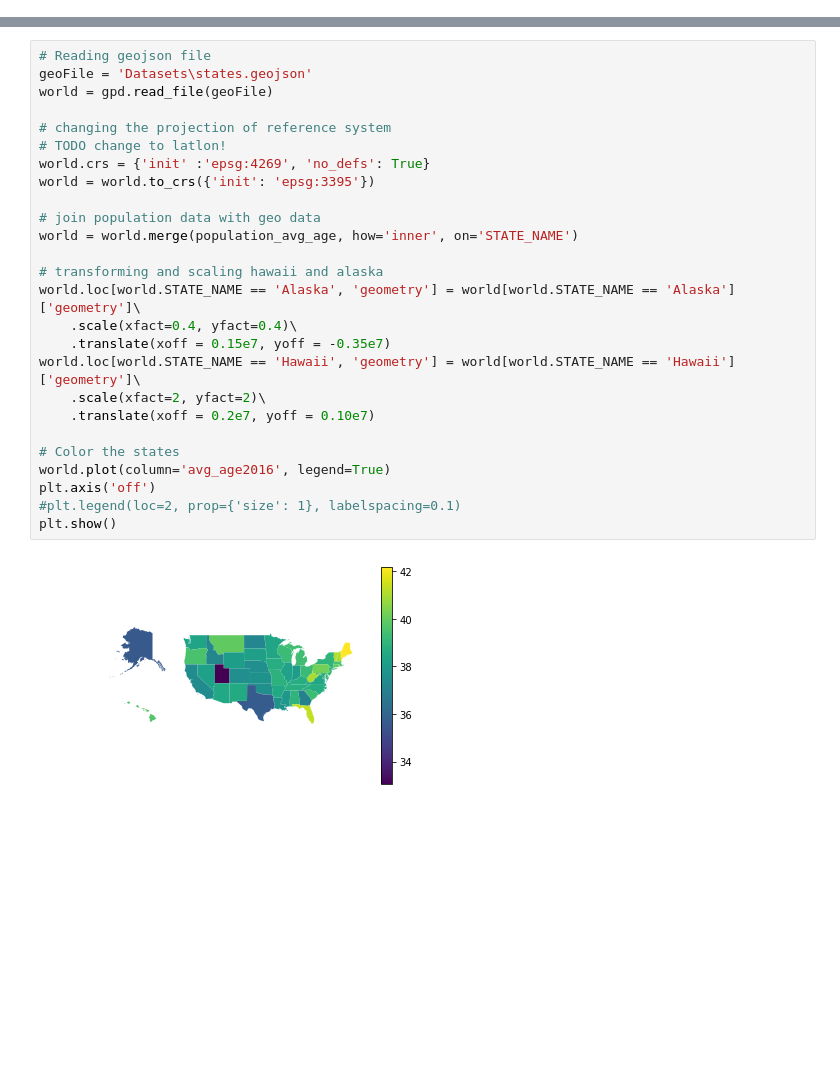
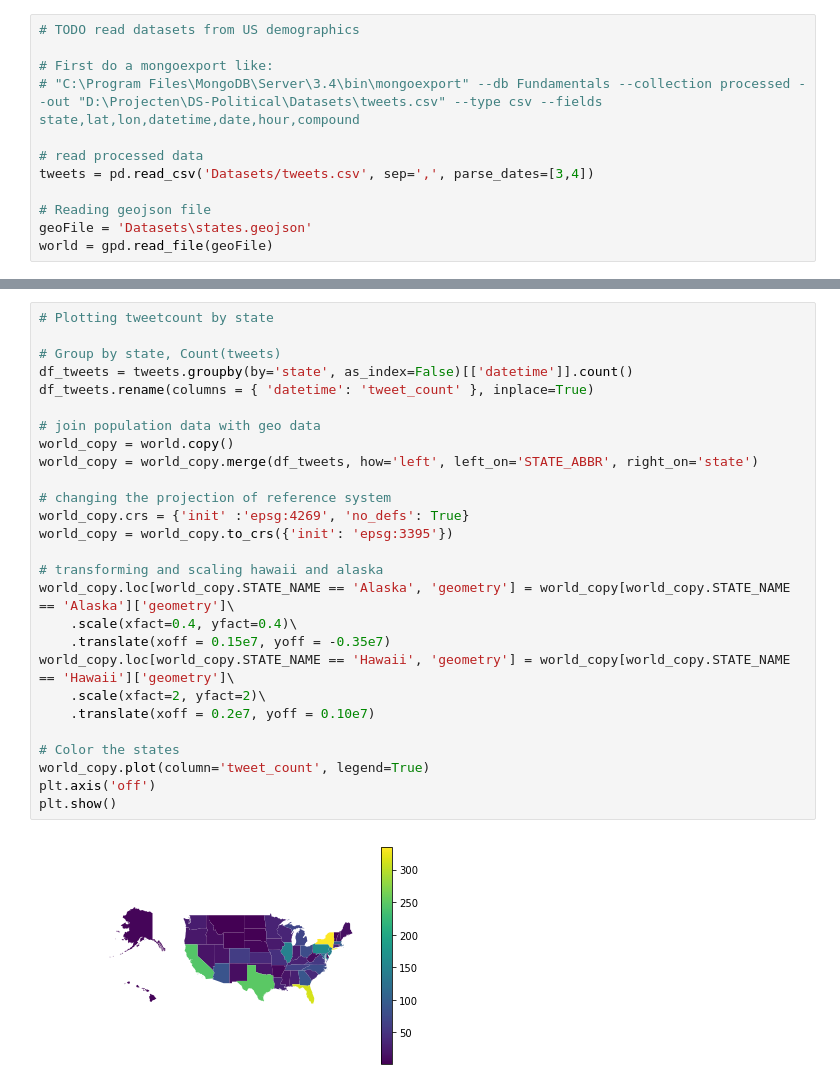
Before and after one commit to WouterBerkhout/super-duper-train, a Jupyter notebook: Analysis.ipynb, the cells around one changed output, grey strips where cells are left out. Saved outputs shown, nothing was run; the diff lists cells and outputs as text; blank space fills up the shorter version.

Commit message:
Extra timevalues to mongo. Adding graphs to notebook.

```diff
--- a/Analysis.ipynb
+++ b/Analysis.ipynb
@@ -39,0 +14,12 @@ df_tweets = pd.DataFrame(list(tweets))
+# %%
+# TODO read datasets from US demographics
+
+# First do a mongoexport like:
+# "C:\Program Files\MongoDB\Server\3.4\bin\mongoexport" --db Fundamentals --collection processed --out "D:\Projecten\DS-Political\Datasets\tweets.csv" --type csv --fields state,lat,lon,datetime,date,hour,compound
+
+# read processed data
+tweets = pd.read_csv('Datasets/tweets.csv', sep=',', parse_dates=[3,4])
+
+# Reading geojson file
+geoFile = 'Datasets\states.geojson'
+world = gpd.read_file(geoFile)
@@ -40,28 +80,29 @@ df_tweets = pd.DataFrame(list(tweets))
 # %%
-# Reading geojson file
-geoFile = 'Datasets\states.geojson'
-world = gpd.read_file(geoFile)
+# Plotting tweetcount by state
+
+# Group by state, Count(tweets)
+df_tweets = tweets.groupby(by='state', as_index=False)[['datetime']].count()
+df_tweets.rename(columns = { 'datetime': 'tweet_count' }, inplace=True)
+
+# join population data with geo data
+world_copy = world.copy()
+world_copy = world_copy.merge(df_tweets, how='left', left_on='STATE_ABBR', right_on='state')
 
 # changing the projection of reference system
-# TODO change to latlon!
-world.crs = {'init' :'epsg:4269', 'no_defs': True}
-world = world.to_crs({'init': 'epsg:3395'})
-
-# join population data with geo data
-world = world.merge(population_avg_age, how='inner', on='STATE_NAME')
+world_copy.crs = {'init' :'epsg:4269', 'no_defs': True}
+world_copy = world_copy.to_crs({'init': 'epsg:3395'})
 
 # transforming and scaling hawaii and alaska
-world.loc[world.STATE_NAME == 'Alaska', 'geometry'] = world[world.STATE_NAME == 'Alaska']['geometry']\
+world_copy.loc[world_copy.STATE_NAME == 'Alaska', 'geometry'] = world_copy[world_copy.STATE_NAME == 'Alaska']['geometry']\
     .scale(xfact=0.4, yfact=0.4)\
     .translate(xoff = 0.15e7, yoff = -0.35e7)
-world.loc[world.STATE_NAME == 'Hawaii', 'geometry'] = world[world.STATE_NAME == 'Hawaii']['geometry']\
+world_copy.loc[world_copy.STATE_NAME == 'Hawaii', 'geometry'] = world_copy[world_copy.STATE_NAME == 'Hawaii']['geometry']\
     .scale(xfact=2, yfact=2)\
     .translate(xoff = 0.2e7, yoff = 0.10e7)
 
 # Color the states
-world.plot(column='avg_age2016', legend=True)
+world_copy.plot(column='tweet_count', legend=True)
 plt.axis('off')
-#plt.legend(loc=2, prop={'size': 1}, labelspacing=0.1)
 plt.show()
 # %% [output]
-[figure, old version]
+[figure, new version]
```
Also changed, not shown: parts of 7 cells of this notebook, 1 other file.
